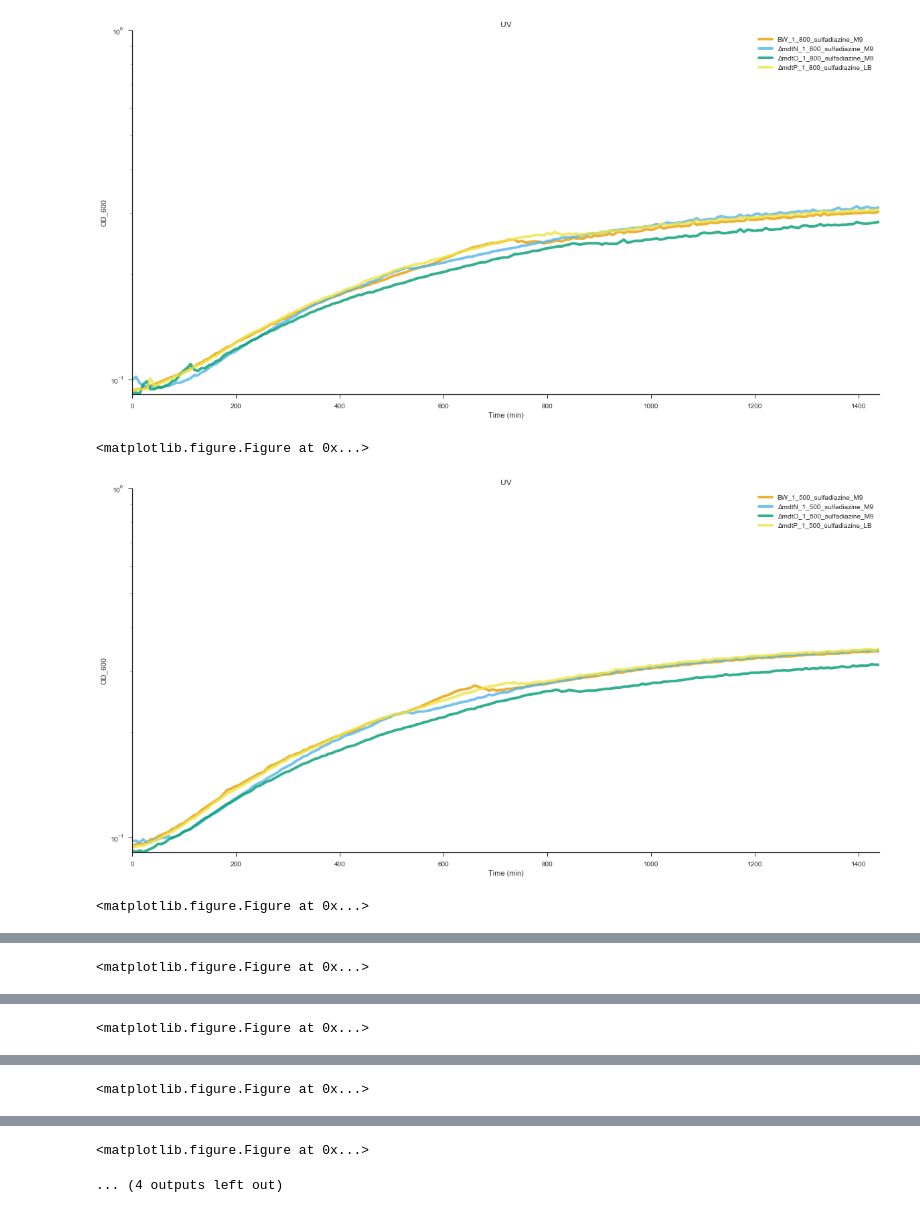
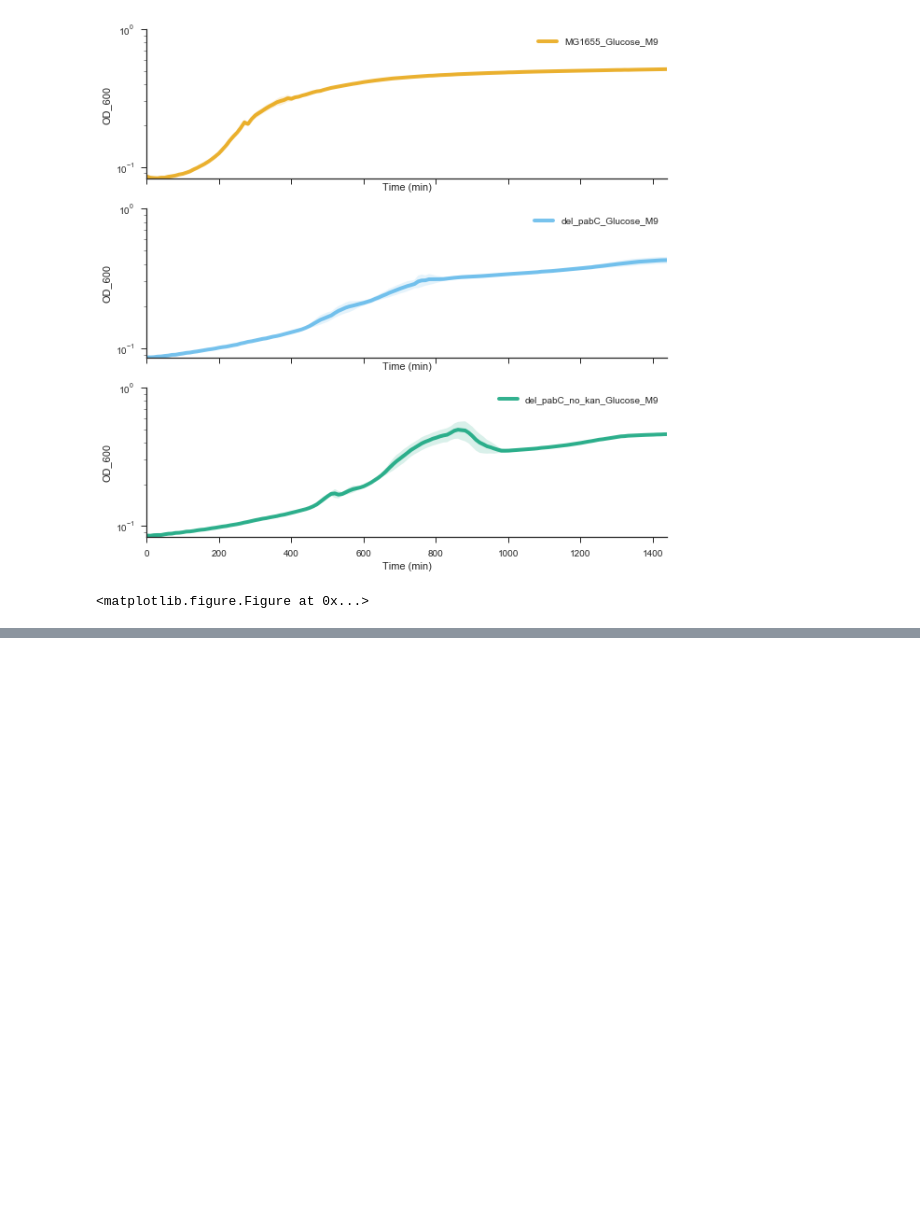
Before and after one commit to mialydefelice/exp_analysis, a Jupyter notebook: plate_reader/052319_pabC_growth.ipynb, the cells around one changed output, grey strips where cells are left out. Cells and saved outputs as stored; diff of their text form; code cells hidden in the pictures; blank space fills up the shorter version.

```diff
--- a/plate_reader/052319_pabC_growth.ipynb
+++ b/plate_reader/052319_pabC_growth.ipynb
@@ -20,9 +20,9 @@ Note: Merging biological replicates will merge all associated technical replicat
 
 base_file_path = '/Users/mialydefelice/Dropbox/Mialy/Experiments/TranscriptionUnitStructure'
 additional_path_info = '2019'
-file_name_base = '041019_mdtNOP_sulfadiazine'
-merge_biological_replicates = False
-merge_tech_replicates = False
+file_name_base = '052319_pabC_del_growth'
+merge_biological_replicates = True
+merge_tech_replicates = True
 wells_to_exclude = []
 # %%
 df_data, df_merged, time = parse_data_file(file_name_base, base_file_path, wells_to_exclude,
@@ -45,0 +35,9 @@ condition_names = ['BW_media','BW_media_dmso', 'del_mdtN', 'del_mdtO', 'del_mdtP
+# %%
+#make figures divivded by organism
+
+MG1655 = [['C2']]
+del_pabC = [['C3']]
+del_pabC_no_kan = [['C4']]
+
+conditions = [MG1655, del_pabC, del_pabC_no_kan]
+condition_names = ['MG1655','del_pabC', 'del_pabC_no_kan']
@@ -59,19 +62,5 @@ make_individual_plots(time, conditions, condition_names, df_merged, fig_save_pat
-# %%
-sulfa_800 = [['B4', 'B5', 'B6', 'B7']]
-sulfa_500 = [['C4', 'C5', 'C6', 'C7']]
-sulfa_400 = [['D4', 'D5', 'D6', 'D7']]
-sulfa_300 = [['E4', 'E5', 'E6', 'E7']]
-sulfa_250 = [['F4', 'F5', 'F6', 'F7']]
-sulfa_200 = [['G4', 'G5', 'G6', 'G7']]
-BW_media = [['B2', 'C2', 'D2', 'E2']]
-BW_media_dmso = [['B3', 'C3', 'D3', 'E3']]
-
-conditions = [sulfa_800, sulfa_500, sulfa_400, sulfa_300, sulfa_250, sulfa_200, BW_media, BW_media_dmso]
-condition_names = ['sulfa_800','sulfa_500', 'sulfa_400', 'sulfa_300', 'sulfa_250', 'sulfa_200', 'BW_media', 'BW_media_dmso']
 # %%
-make_individual_plots(time, conditions, condition_names, df_merged, fig_save_path, 1, [0, 1440], 'Sulfa_drug_by_conc')
+make_individual_plots_subplot(time, conditions, condition_names, df_merged, fig_save_path, 1, [0, 1440], 'pabC_growth_Curve_subplot')
 # %% [output]
-[figure, old version]
+[figure, new version]
 <matplotlib.figure.Figure at 0x...>
-[figure, removed]
-<matplotlib.figure.Figure at 0x...>
@@ -79 +66,0 @@ make_individual_plots(time, conditions, condition_names, df_merged, fig_save_pat
-<matplotlib.figure.Figure at 0x...>
@@ -81 +66,0 @@ make_individual_plots(time, conditions, condition_names, df_merged, fig_save_pat
-<matplotlib.figure.Figure at 0x...>
@@ -83 +66,0 @@ make_individual_plots(time, conditions, condition_names, df_merged, fig_save_pat
-<matplotlib.figure.Figure at 0x...>
@@ -85,2 +66,0 @@ make_individual_plots(time, conditions, condition_names, df_merged, fig_save_pat
-<matplotlib.figure.Figure at 0x...>
-... (4 outputs left out)
```
Also changed, not shown: parts of 5 cells of this notebook, 4 other files.
